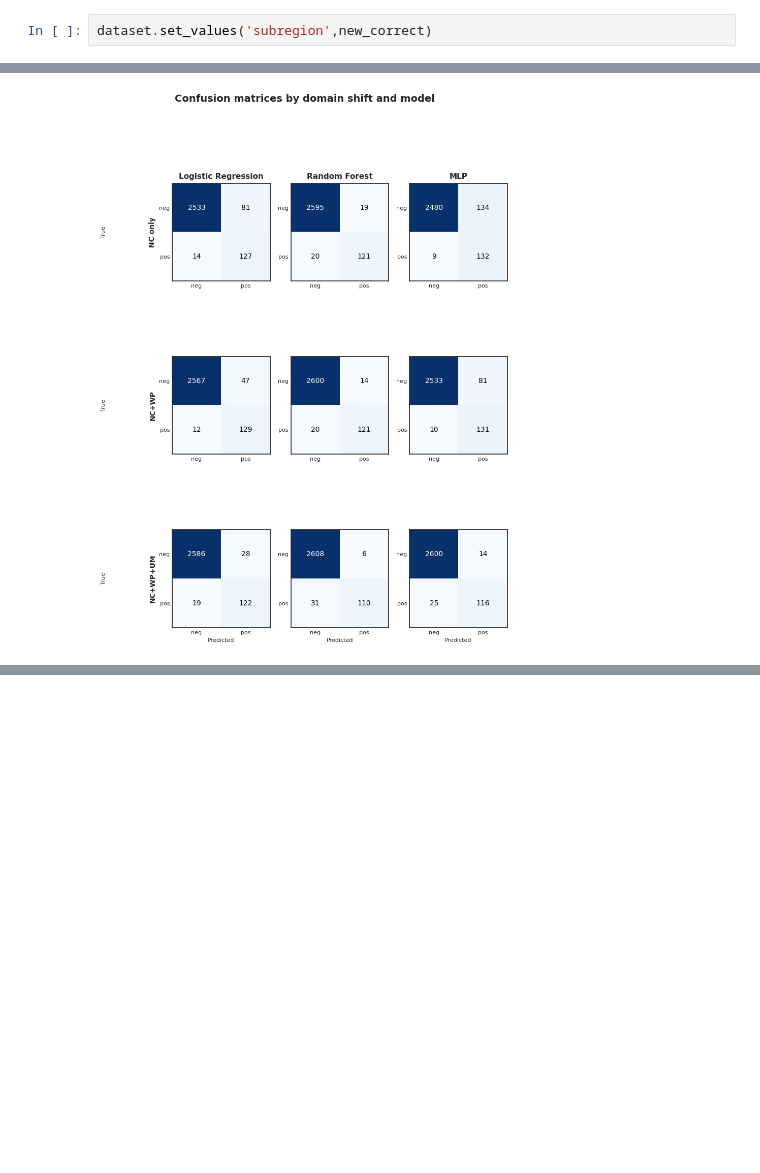
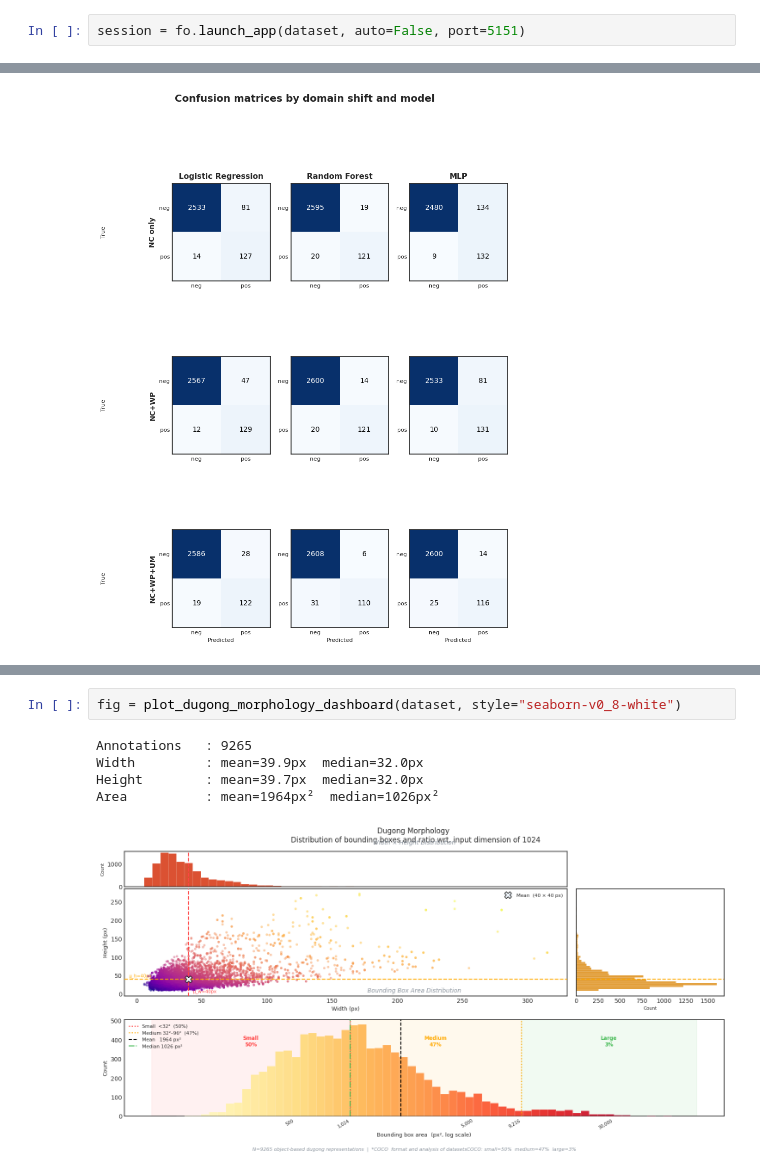
Before and after one commit to emanuel-gf/Dugongs_IRISA-MARBEC-LIRMM, a Jupyter notebook: chapter3/presentation/preset-22-06.ipynb, the cells around one changed output, grey strips where cells are left out. Saved outputs shown, nothing was run; the diff lists cells and outputs as text; blank space fills up the shorter version.

```diff
--- a/chapter3/presentation/preset-22-06.ipynb
+++ b/chapter3/presentation/preset-22-06.ipynb
@@ -249,5 +260,5 @@ Length: 5, dtype: str
-# %%
-dataset.set_values('subregion',new_correct)
+# %%
+session = fo.launch_app(dataset, auto=False, port=5151)
 # %%
 joint_region = dataset.values("dataset_sr")
 joint_subregion = dataset.values("subregion")
@@ -657,0 +902,8 @@ fig, axes = plot_confusion_matrix_grid(
+# %%
+fig = plot_dugong_morphology_dashboard(dataset, style="seaborn-v0_8-white")
+# %% [output]
+Annotations   : 9265
+Width         : mean=39.9px  median=32.0px
+Height        : mean=39.7px  median=32.0px
+Area          : mean=1964px²  median=1026px²
+[figure, added]
```
Also changed, not shown: parts of 18 cells of this notebook, 8 other files.
